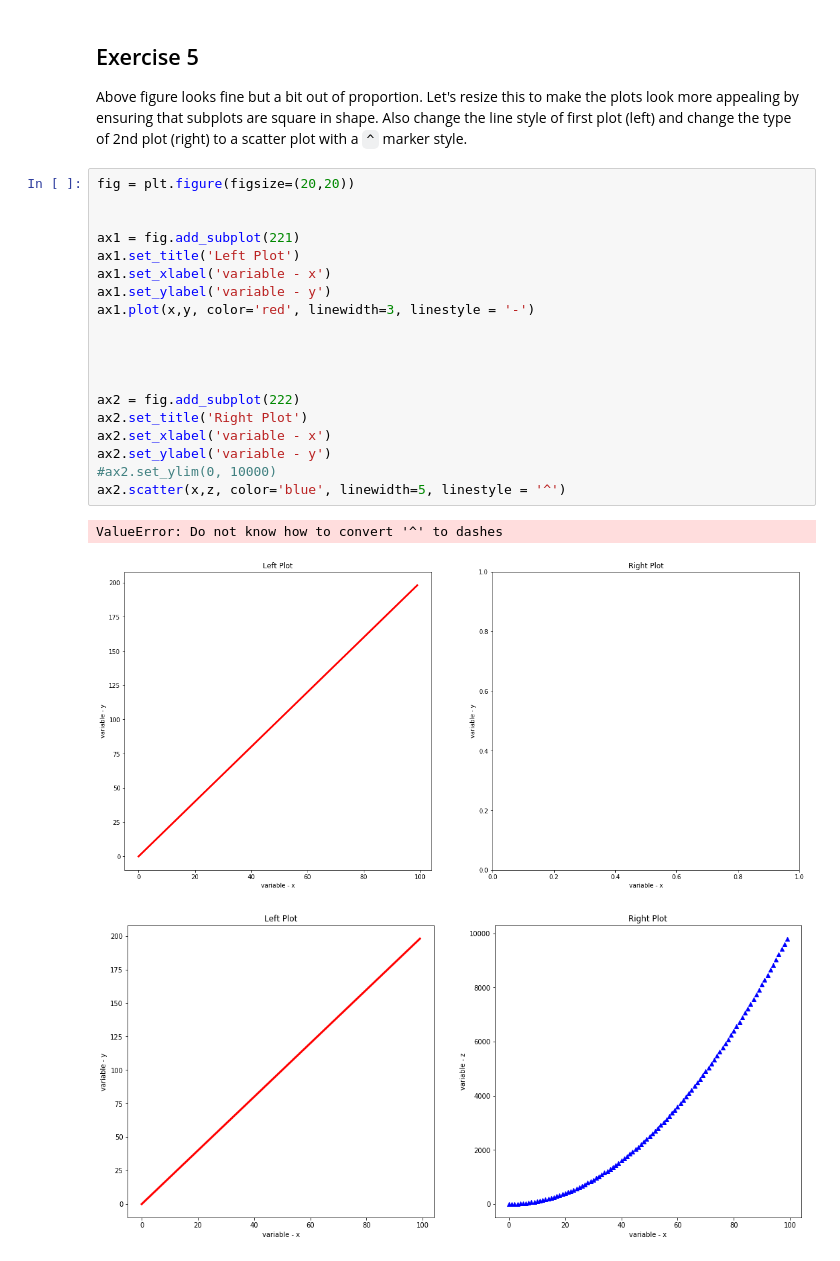
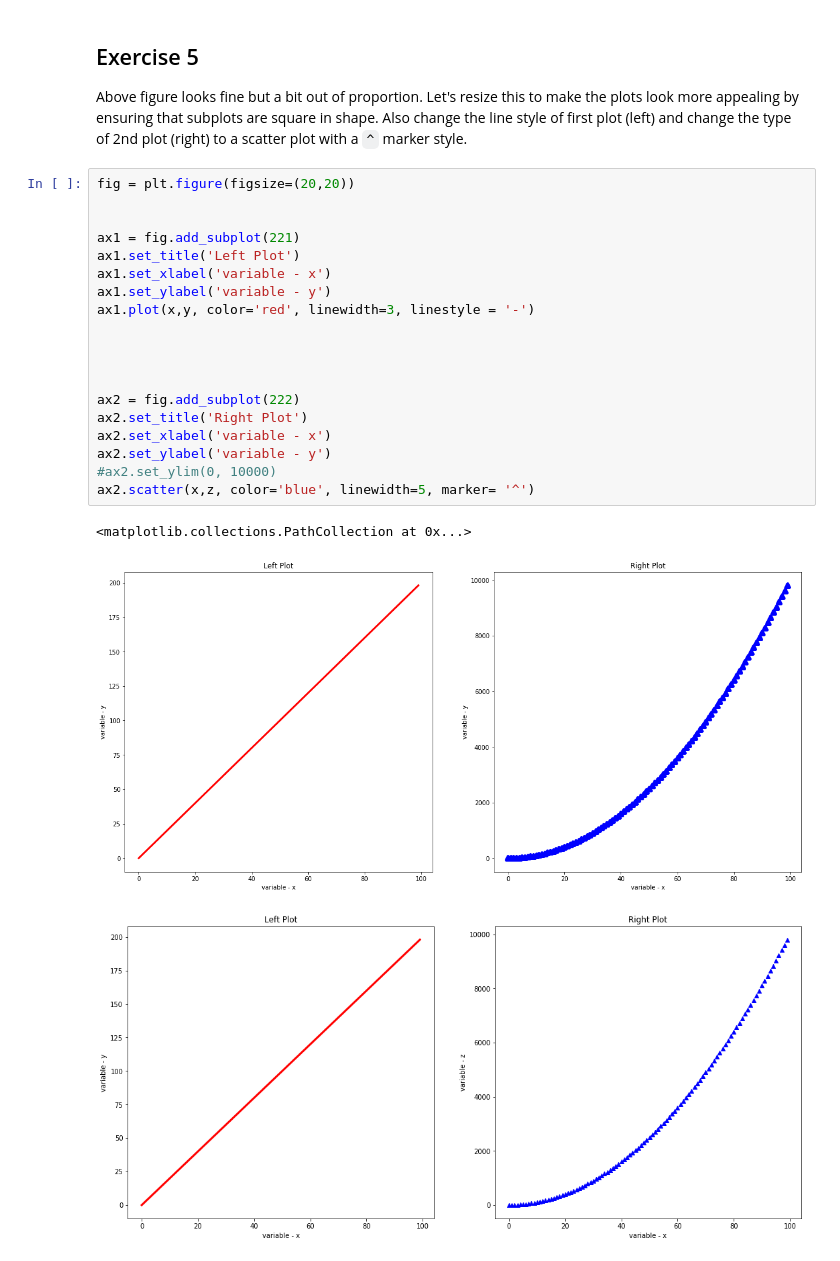
Before and after one commit to kevzha/ds-matplotlib-intro-lab-nyc-ds-career-012819, a Jupyter notebook: index.ipynb, the cells around one changed output. Drawn from its saved outputs; the diff is of its cells as text.

```diff
--- a/index.ipynb
+++ b/index.ipynb
@@ -154,25 +154,25 @@ Above figure looks fine but a bit out of proportion. Let's resize this to make t
 # %%
 fig = plt.figure(figsize=(20,20))
 
 
 ax1 = fig.add_subplot(221)
 ax1.set_title('Left Plot')
 ax1.set_xlabel('variable - x')
 ax1.set_ylabel('variable - y')
 ax1.plot(x,y, color='red', linewidth=3, linestyle = '-')
 
 
 
 
 ax2 = fig.add_subplot(222)
 ax2.set_title('Right Plot')
 ax2.set_xlabel('variable - x')
 ax2.set_ylabel('variable - y')
 #ax2.set_ylim(0, 10000)
-ax2.scatter(x,z, color='blue', linewidth=5, linestyle = '^')
+ax2.scatter(x,z, color='blue', linewidth=5, marker= '^')
 # %% [output]
-ValueError: Do not know how to convert '^' to dashes
+<matplotlib.collections.PathCollection at 0x...>
-[figure, old version]
+[figure, new version]
 # %%
 # %% [output]
 [figure]
```
